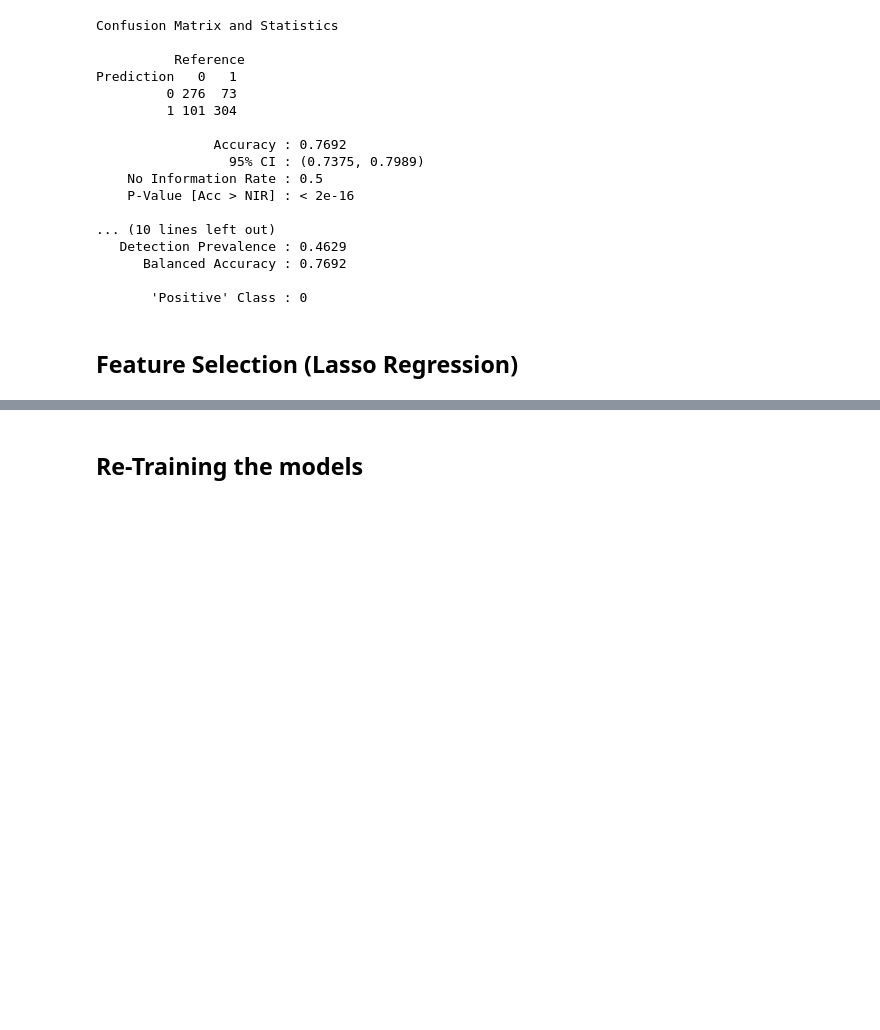
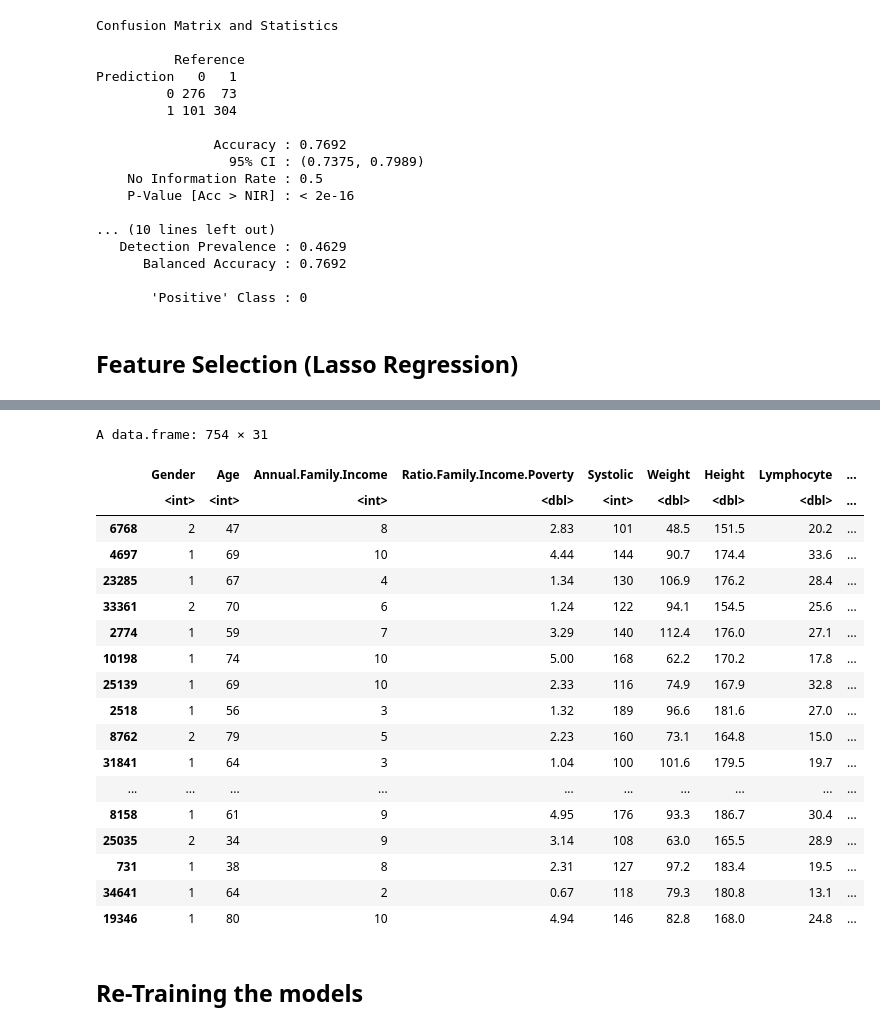
Before and after one commit to srupat/Cardiovascular-Disease-Prediction, a Jupyter notebook: final_ds_cp.ipynb, the cells around one changed output, grey strips where cells are left out. Cells and saved outputs as stored; diff of their text form; code cells hidden in the pictures; blank space fills up the shorter version.

```diff
--- a/final_ds_cp.ipynb
+++ b/final_ds_cp.ipynb
@@ -503,14 +549,34 @@ lasso_model <- cv.glmnet(x, train_data_y_numeric, alpha = 1)
 # %%
 # Find the optimal lambda value
 best_lambda <- lasso_model$lambda.min
 
 # Extract selected features
 selected_features <- coef(lasso_model, s = best_lambda)
 
 # Reduce dimensionality
 reduced_train_data <- train_data[, which(selected_features[-1] != 0)]
 reduced_test_data <- test_data[, which(selected_features[-1] != 0)]
-# reduced_test_data
+reduced_test_data
+# %% [output]
+A data.frame: 754 × 31
+|  | Gender | Age | Annual.Family.Income | Ratio.Family.Income.Poverty | Systolic | Weight | Height | Lymphocyte | ... |
+|  | <int> | <int> | <int> | <dbl> | <int> | <dbl> | <dbl> | <dbl> | ... |
+| 6768 | 2 | 47 | 8 | 2.83 | 101 | 48.5 | 151.5 | 20.2 | ... |
+| 4697 | 1 | 69 | 10 | 4.44 | 144 | 90.7 | 174.4 | 33.6 | ... |
+| 23285 | 1 | 67 | 4 | 1.34 | 130 | 106.9 | 176.2 | 28.4 | ... |
+| 33361 | 2 | 70 | 6 | 1.24 | 122 | 94.1 | 154.5 | 25.6 | ... |
+| 2774 | 1 | 59 | 7 | 3.29 | 140 | 112.4 | 176.0 | 27.1 | ... |
+| 10198 | 1 | 74 | 10 | 5.00 | 168 | 62.2 | 170.2 | 17.8 | ... |
+| 25139 | 1 | 69 | 10 | 2.33 | 116 | 74.9 | 167.9 | 32.8 | ... |
+| 2518 | 1 | 56 | 3 | 1.32 | 189 | 96.6 | 181.6 | 27.0 | ... |
+| 8762 | 2 | 79 | 5 | 2.23 | 160 | 73.1 | 164.8 | 15.0 | ... |
+| 31841 | 1 | 64 | 3 | 1.04 | 100 | 101.6 | 179.5 | 19.7 | ... |
+| ... | ... | ... | ... | ... | ... | ... | ... | ... | ... |
+| 8158 | 1 | 61 | 9 | 4.95 | 176 | 93.3 | 186.7 | 30.4 | ... |
+| 25035 | 2 | 34 | 9 | 3.14 | 108 | 63.0 | 165.5 | 28.9 | ... |
+| 731 | 1 | 38 | 8 | 2.31 | 127 | 97.2 | 183.4 | 19.5 | ... |
+| 34641 | 1 | 64 | 2 | 0.67 | 118 | 79.3 | 180.8 | 13.1 | ... |
+| 19346 | 1 | 80 | 10 | 4.94 | 146 | 82.8 | 168.0 | 24.8 | ... |
 # %% [markdown]
 ## Re-Training the models
 # %% [markdown]
```
Also changed, not shown: parts of 7 cells of this notebook, 5 other files.
